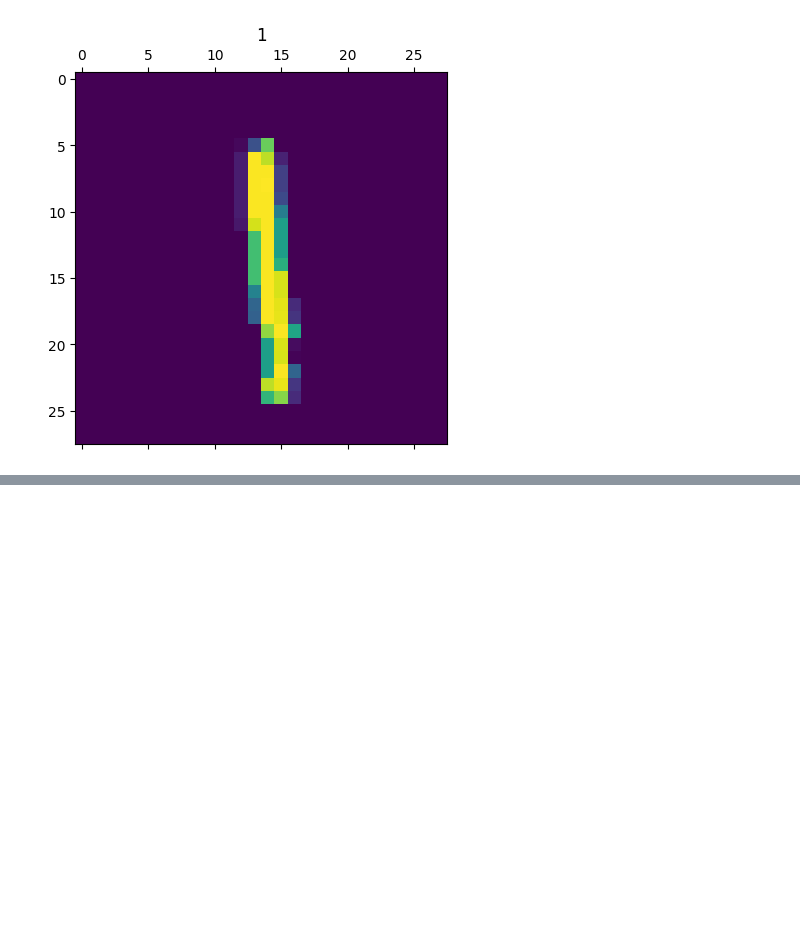
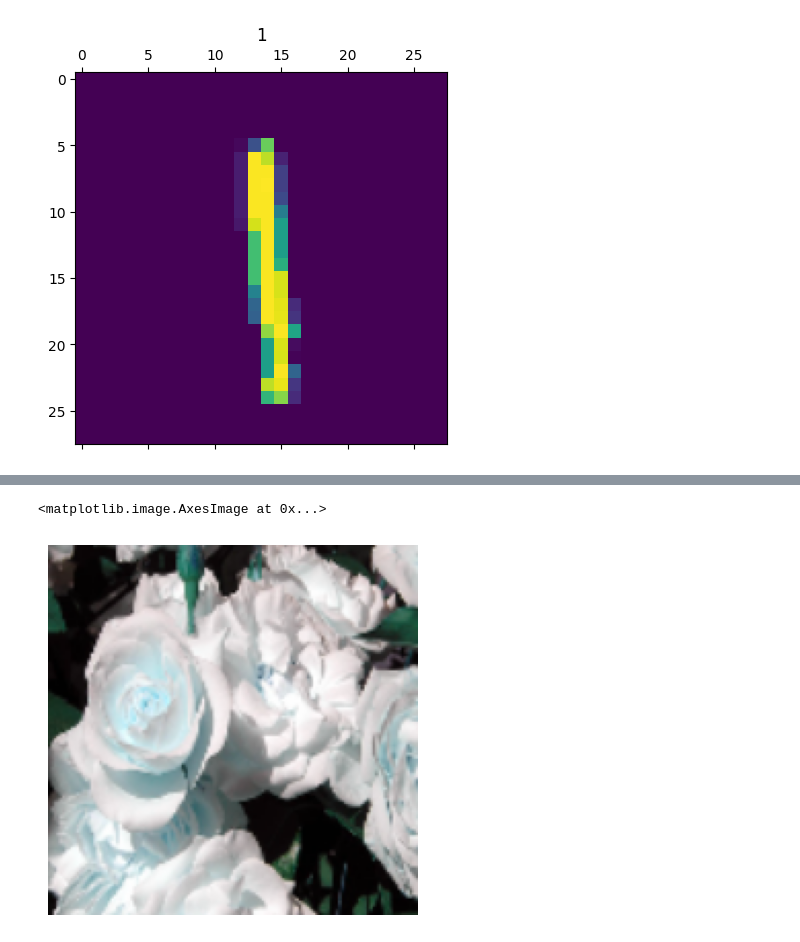
Before and after one commit to Surajpatra700/Deep-Learning_Project, a Jupyter notebook: Computer_Vision.ipynb, the cells around one changed output, grey strips where cells are left out. Cells and saved outputs as stored; diff of their text form; code cells hidden in the pictures; blank space fills up the shorter version.

```diff
--- a/Computer_Vision.ipynb
+++ b/Computer_Vision.ipynb
@@ -271,0 +480,4 @@ cnn.evaluate(X_test,y_test)
+# %%
+data_augmentation = keras.Sequential([
+    layers.experimental.preprocessing.RandomZoom(0.3),
+])
@@ -271,0 +510,6 @@ cnn.evaluate(X_test,y_test)
+# %%
+plt.axis("off") # it will not show you the x, y axis
+plt.imshow(data_augmentation(X)[0].numpy().astype("uint8"))
+# %% [output]
+<matplotlib.image.AxesImage at 0x...>
+[figure, added]
```
Also changed, not shown: parts of 29 cells of this notebook.
